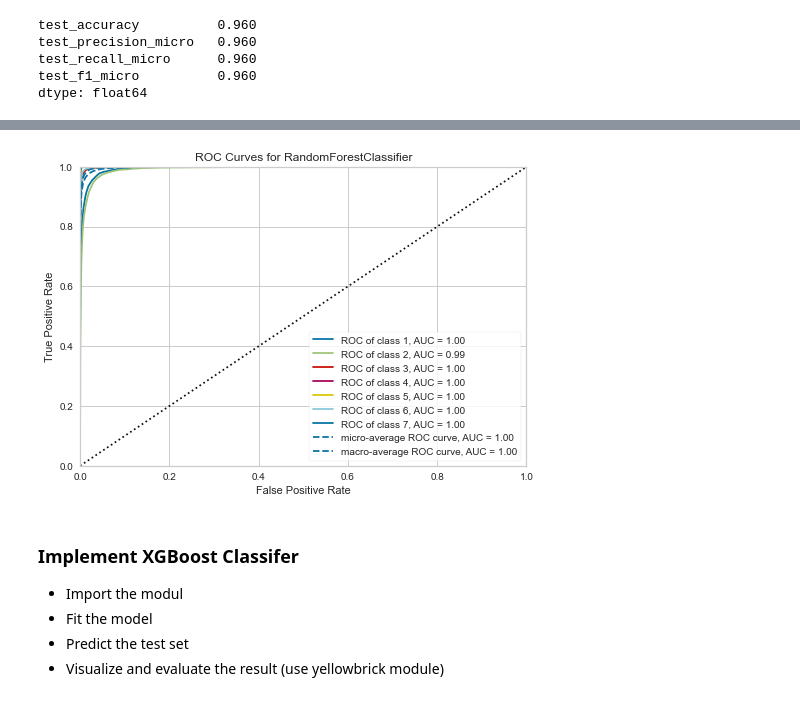
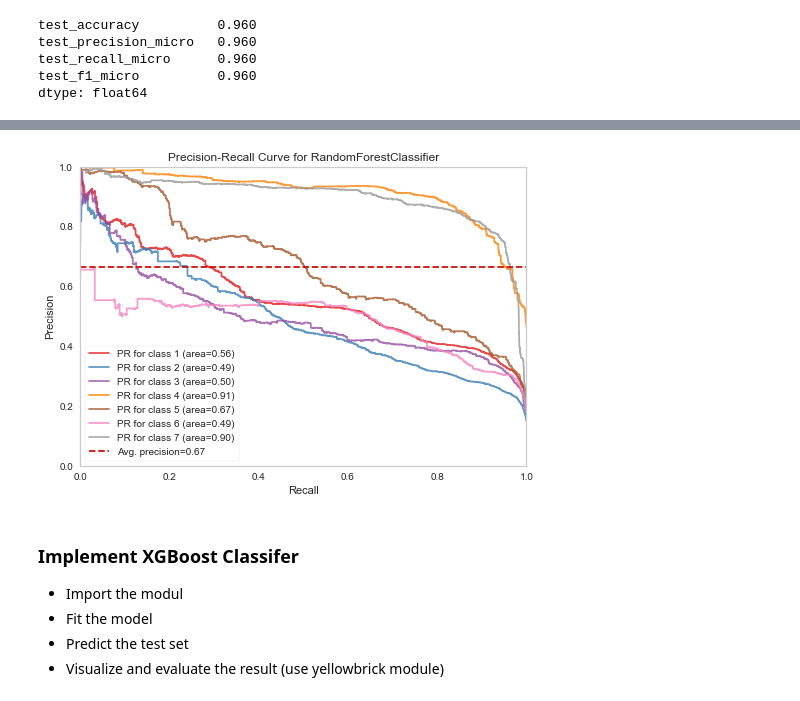
Before and after one commit to sumeyraunal/tree_types_prediction, a Jupyter notebook: Tree_Types_Prediction_Classification_student.ipynb, the cells around one changed output, grey strips where cells are left out. Cells and saved outputs as stored; diff of their text form; code cells hidden in the pictures.

```diff
--- a/Tree_Types_Prediction_Classification_student.ipynb
+++ b/Tree_Types_Prediction_Classification_student.ipynb
@@ -484,0 +496,13 @@ ValueError: Invalid parameter SVC for estimator Pipeline(steps=[('scaler', MinMa
+# %%
+from yellowbrick.classifier import PrecisionRecallCurve
+operations = [("scaler", MinMaxScaler()), ("svc", LinearSVC(C=0.1,random_state=101))]
+model = Pipeline(steps=operations)
+
+viz = PrecisionRecallCurve(
+    model,
+    per_class=True, classes= [1,2,3,4,5,6,7],
+    cmap="Set1"
+)
+viz.fit(X_train, y_train)
+viz.score(X_test, y_test)
+viz.show();
@@ -557,10 +583,10 @@ dtype: float64
 ### Grid Search
 # %%
 param_grid = {"splitter":["best", "random"],
-              "max_features":[None, "auto", "log2", 2, 3,4, 5,6, 7],
-              "max_depth": [None, 2,3, 4, 5],
-              "min_samples_leaf": [1, 2, 3, 4, 5, 6,7],
-              "min_samples_split": [2, 3, 5, 6, 7,8,9]}
+              "max_features":[None, "auto", 2, 3,4],
+              "max_depth": [None, 2,],
+              "min_samples_leaf": [1, 2, 3],
+              "min_samples_split": [2, 3]}
 # %%
 grid_model = GridSearchCV(estimator=model,
                           param_grid=param_grid,
@@ -575,0 +639,12 @@ grid_model.best_score_
+# %%
+from yellowbrick.classifier import PrecisionRecallCurve
+model = DecisionTreeClassifier(random_state=101)
+
+visualizer = PrecisionRecallCurve(
+    model,
+    per_class=True, classes= [1,2,3,4,5,6,7],
+    cmap="Set1"
+)
+visualizer.fit(X_train, y_train)
+visualizer.score(X_test, y_test)
+visualizer.show();
@@ -624,14 +737,17 @@ model_performance(y_resampled, y_train_pred, y_test, y_pred)
 # %%
-from yellowbrick.classifier import ROCAUC
+from yellowbrick.classifier import PrecisionRecallCurve
+model = RandomForestClassifier(max_depth=2, max_features=2, n_estimators = 100, random_state=101)
 
-rf_model = RandomForestClassifier(random_state=101)
-visualizer = ROCAUC(rf_model)
-
+visualizer = PrecisionRecallCurve(
+    model,
+    per_class=True, classes= [1,2,3,4,5,6,7],
+    cmap="Set1"
+)
 visualizer.fit(X_train, y_train)
 visualizer.score(X_test, y_test)
 visualizer.show();
 # %% [output]
-[figure, old version]
+[figure, new version]
 # %% [markdown]
 ### Implement XGBoost Classifer
 - Import the modul
```
Also changed, not shown: parts of 59 cells of this notebook.
